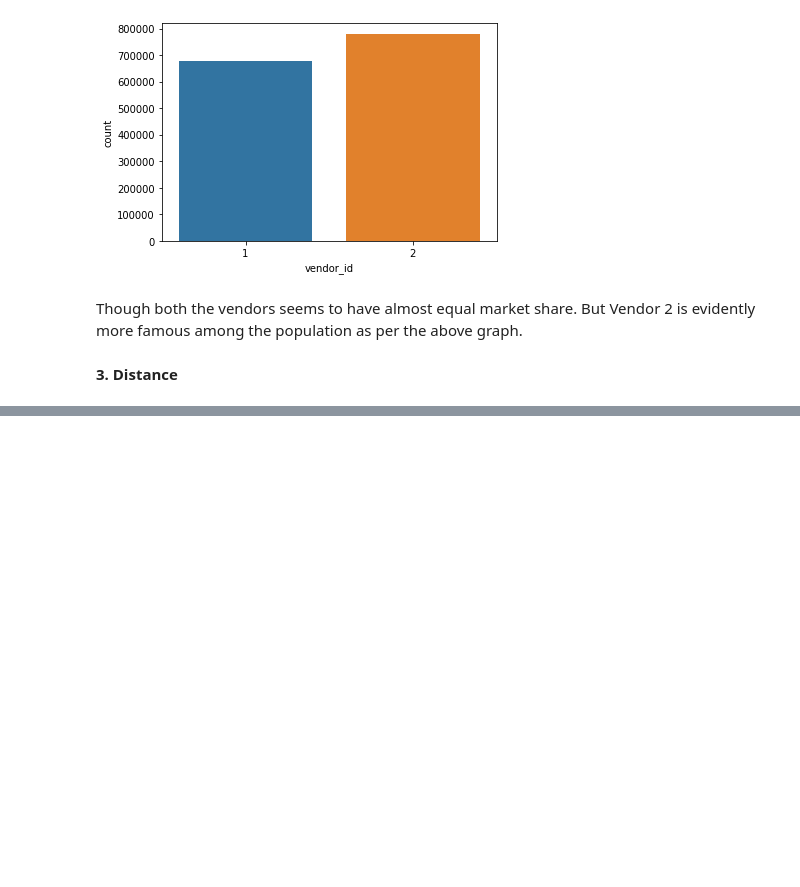
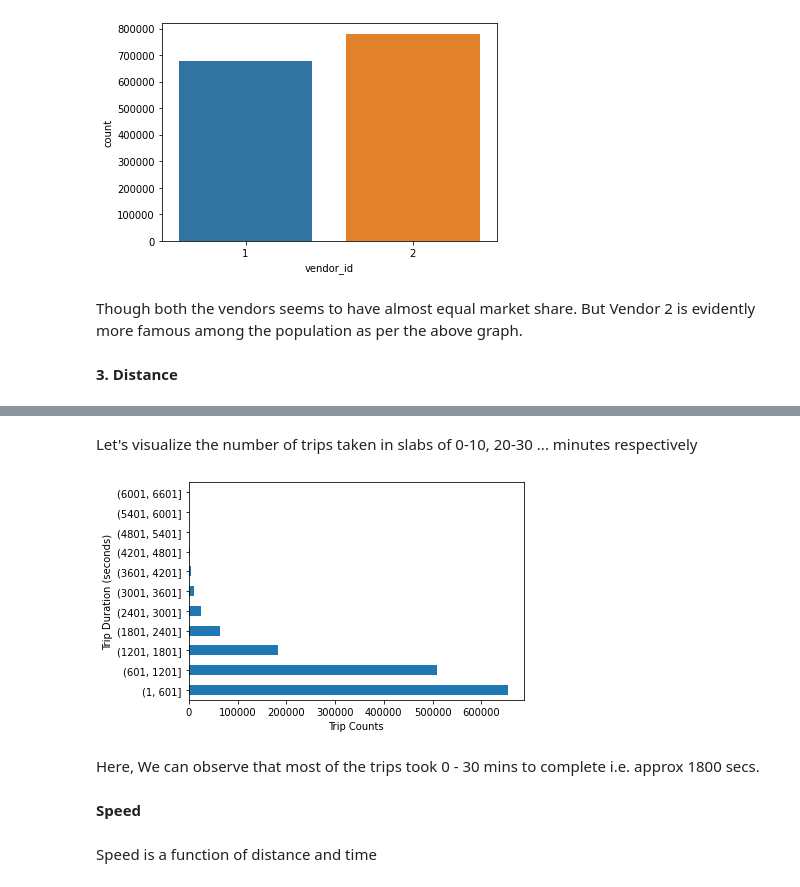
Before and after one commit to Akshay-Malwade/NewYork-Taxi-Trip-Time-Prediction, a Jupyter notebook: NYC_Taxi_Trip_Time_Prediction_Capstone_Project_2.ipynb, the cells around one changed output, grey strips where cells are left out. Cells and saved outputs as stored; diff of their text form; code cells hidden in the pictures; blank space fills up the shorter version.

```diff
--- a/NYC_Taxi_Trip_Time_Prediction_Capstone_Project_2.ipynb
+++ b/NYC_Taxi_Trip_Time_Prediction_Capstone_Project_2.ipynb
@@ -260,0 +381,15 @@ Though both the vendors seems to have almost equal market share. But Vendor 2 is
+# %% [markdown]
+Let's visualize the number of trips taken in slabs of 0-10, 20-30 ... minutes respectively
+# %%
+taxi.trip_duration.groupby(pd.cut(taxi.trip_duration, np.arange(1,7200,600))).count().plot(kind='barh')
+plt.xlabel('Trip Counts')
+plt.ylabel('Trip Duration (seconds)')
+plt.show()
+# %% [output]
+[figure, added]
+# %% [markdown]
+Here, We can observe that most of the trips took 0 - 30 mins to complete i.e. approx 1800 secs.
+# %% [markdown]
+**Speed**
+# %% [markdown]
+Speed is a function of distance and time
```
Also changed, not shown: parts of 19 cells of this notebook.
